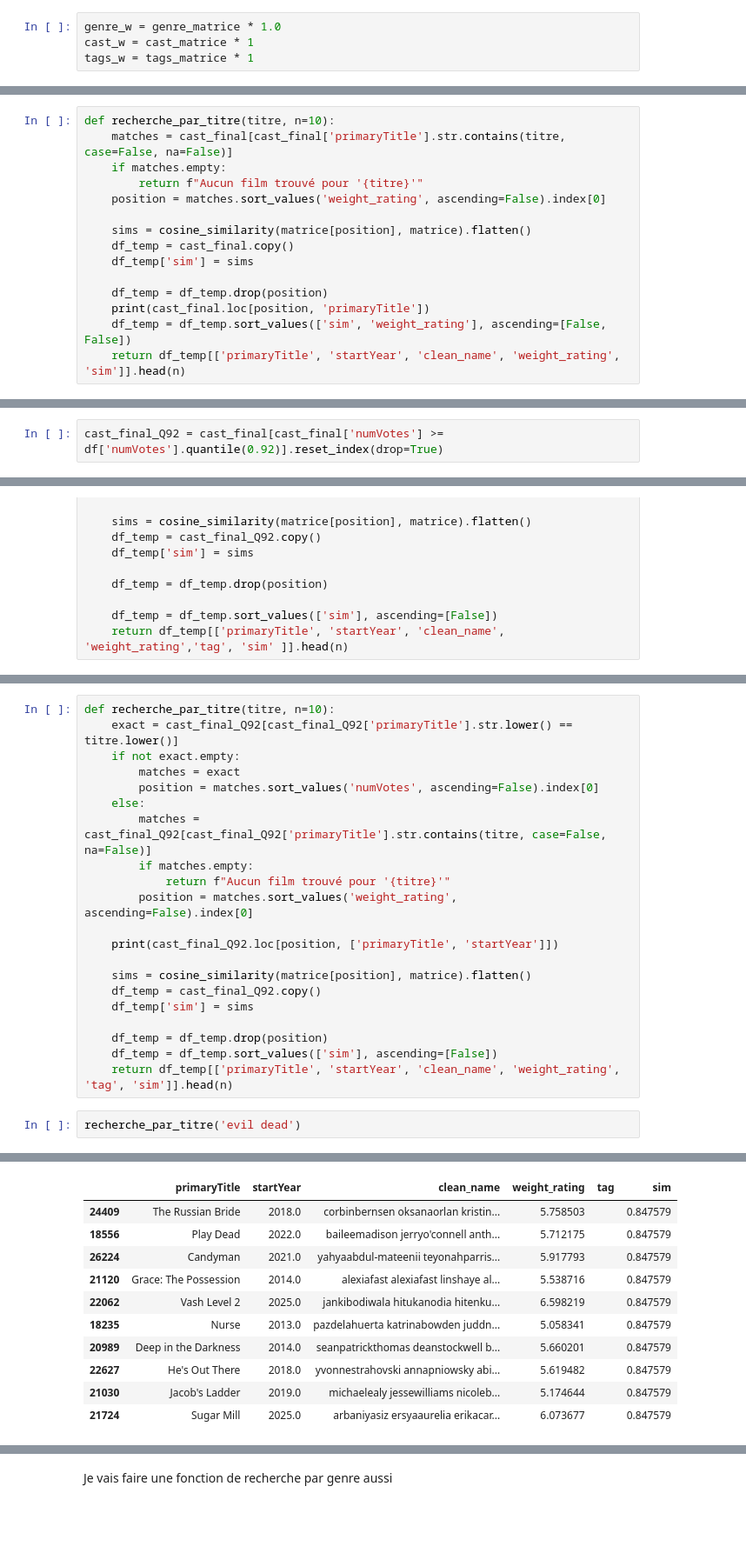
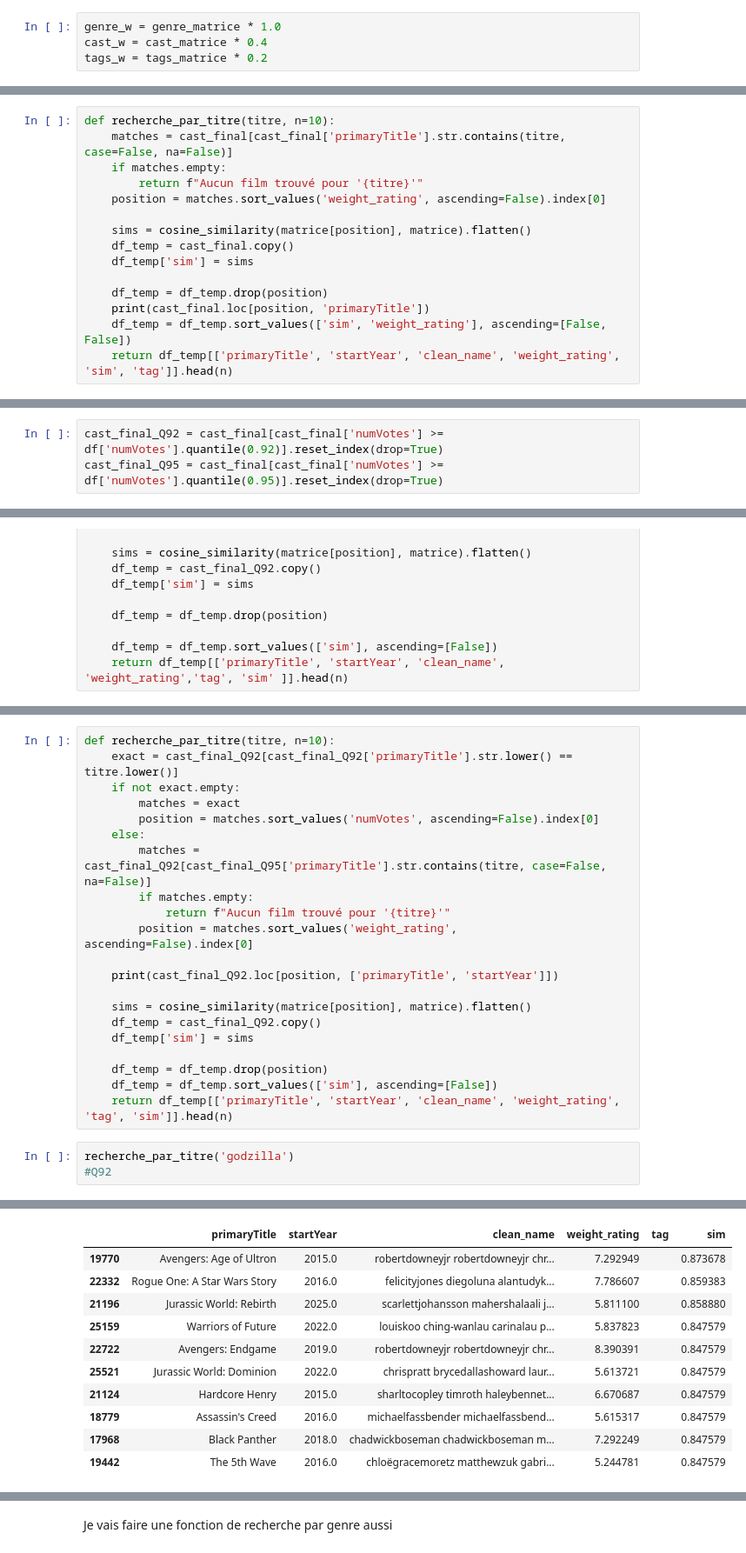
Before and after one commit to BoostMetrics/Recommandation-de-films, a Jupyter notebook: notebooks/03-modeling/03_enrichissement_tags.ipynb, the cells around one changed output, grey strips where cells are left out. Shown at 87% size. Cells and saved outputs as stored; diff of their text form; blank space fills up the shorter version.

```diff
--- a/notebooks/03-modeling/03_enrichissement_tags.ipynb
+++ b/notebooks/03-modeling/03_enrichissement_tags.ipynb
@@ -241,8 +241,8 @@ tags_sparse = TFIDF.fit_transform(cast_final['tag'])
 tags_matrice = normalize(tags_sparse)
 # %%
 genre_w = genre_matrice * 1.0
-cast_w = cast_matrice * 1
-tags_w = tags_matrice * 1
+cast_w = cast_matrice * 0.4
+tags_w = tags_matrice * 0.2
 # %%
 matrice = hstack([genre_w, cast_w, tags_w]).tocsr()
 
@@ -266,4 +266,4 @@ def recherche_par_titre(titre, n=10):
     df_temp = df_temp.drop(position)
     print(cast_final.loc[position, 'primaryTitle'])
     df_temp = df_temp.sort_values(['sim', 'weight_rating'], ascending=[False, False])
-    return df_temp[['primaryTitle', 'startYear', 'clean_name', 'weight_rating', 'sim']].head(n)
+    return df_temp[['primaryTitle', 'startYear', 'clean_name', 'weight_rating', 'sim', 'tag']].head(n)
@@ -317,4 +313,5 @@ Name: numVotes, dtype: float64
 On va filtrer par nombres de votes, sur le quantile 92 qui est a 2825 notes
 # %%
 cast_final_Q92 = cast_final[cast_final['numVotes'] >= df['numVotes'].quantile(0.92)].reset_index(drop=True)
+cast_final_Q95 = cast_final[cast_final['numVotes'] >= df['numVotes'].quantile(0.95)].reset_index(drop=True)
 # %%
@@ -384,7 +387,7 @@ def recherche_par_titre(titre, n=10):
         matches = exact
         position = matches.sort_values('numVotes', ascending=False).index[0]
     else:
-        matches = cast_final_Q92[cast_final_Q92['primaryTitle'].str.contains(titre, case=False, na=False)]
+        matches = cast_final_Q92[cast_final_Q95['primaryTitle'].str.contains(titre, case=False, na=False)]
         if matches.empty:
             return f"Aucun film trouvé pour '{titre}'"
         position = matches.sort_values('weight_rating', ascending=False).index[0]
@@ -399,5 +402,6 @@ def recherche_par_titre(titre, n=10):
     df_temp = df_temp.sort_values(['sim'], ascending=[False])
     return df_temp[['primaryTitle', 'startYear', 'clean_name', 'weight_rating', 'tag', 'sim']].head(n)
 # %%
-recherche_par_titre('evil dead')
+recherche_par_titre('godzilla')
+#Q92
 # %% [output]
@@ -407,11 +411,11 @@ Name: 15204, dtype: object
 |  | primaryTitle | startYear | clean_name | weight_rating | tag | sim |
-| 24409 | The Russian Bride | 2018.0 | corbinbernsen oksanaorlan kristin... | 5.758503 |  | 0.847579 |
-| 18556 | Play Dead | 2022.0 | baileemadison jerryo'connell anth... | 5.712175 |  | 0.847579 |
-| 26224 | Candyman | 2021.0 | yahyaabdul-mateenii teyonahparris... | 5.917793 |  | 0.847579 |
-| 21120 | Grace: The Possession | 2014.0 | alexiafast alexiafast linshaye al... | 5.538716 |  | 0.847579 |
-| 22062 | Vash Level 2 | 2025.0 | jankibodiwala hitukanodia hitenku... | 6.598219 |  | 0.847579 |
-| 18235 | Nurse | 2013.0 | pazdelahuerta katrinabowden juddn... | 5.058341 |  | 0.847579 |
-| 20989 | Deep in the Darkness | 2014.0 | seanpatrickthomas deanstockwell b... | 5.660201 |  | 0.847579 |
-| 22627 | He's Out There | 2018.0 | yvonnestrahovski annapniowsky abi... | 5.619482 |  | 0.847579 |
-| 21030 | Jacob's Ladder | 2019.0 | michaelealy jessewilliams nicoleb... | 5.174644 |  | 0.847579 |
-| 21724 | Sugar Mill | 2025.0 | arbaniyasiz ersyaaurelia erikacar... | 6.073677 |  | 0.847579 |
+| 19770 | Avengers: Age of Ultron | 2015.0 | robertdowneyjr robertdowneyjr chr... | 7.292949 |  | 0.873678 |
+| 22332 | Rogue One: A Star Wars Story | 2016.0 | felicityjones diegoluna alantudyk... | 7.786607 |  | 0.859383 |
+| 21196 | Jurassic World: Rebirth | 2025.0 | scarlettjohansson mahershalaali j... | 5.811100 |  | 0.858880 |
+| 25159 | Warriors of Future | 2022.0 | louiskoo ching-wanlau carinalau p... | 5.837823 |  | 0.847579 |
+| 22722 | Avengers: Endgame | 2019.0 | robertdowneyjr robertdowneyjr chr... | 8.390391 |  | 0.847579 |
+| 25521 | Jurassic World: Dominion | 2022.0 | chrispratt brycedallashoward laur... | 5.613721 |  | 0.847579 |
+| 21124 | Hardcore Henry | 2015.0 | sharltocopley timroth haleybennet... | 6.670687 |  | 0.847579 |
+| 18779 | Assassin's Creed | 2016.0 | michaelfassbender michaelfassbend... | 5.615317 |  | 0.847579 |
+| 17968 | Black Panther | 2018.0 | chadwickboseman chadwickboseman m... | 7.292249 |  | 0.847579 |
+| 19442 | The 5th Wave | 2016.0 | chloëgracemoretz matthewzuk gabri... | 5.244781 |  | 0.847579 |
```
Also changed, not shown: parts of 8 cells of this notebook, 2 other files.
